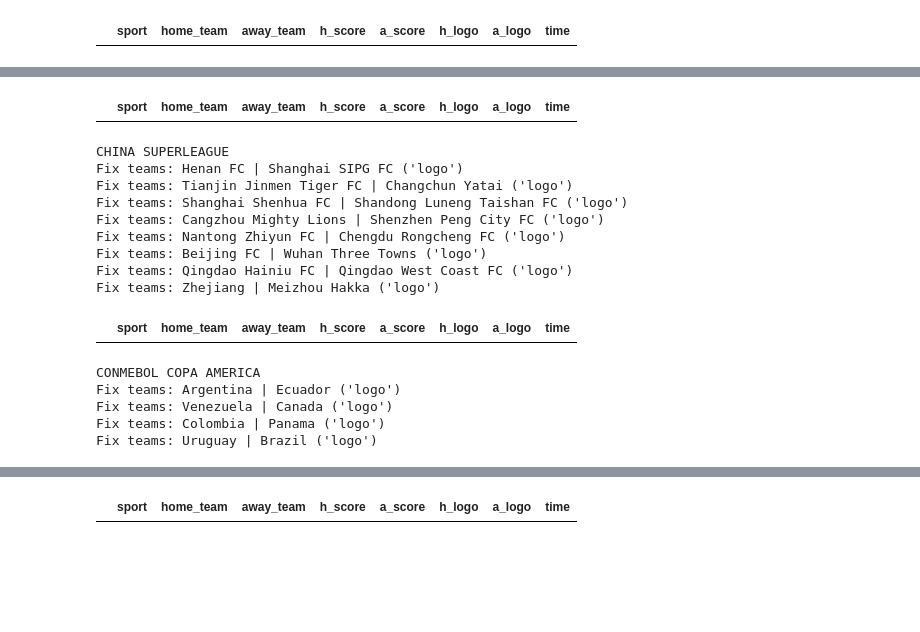
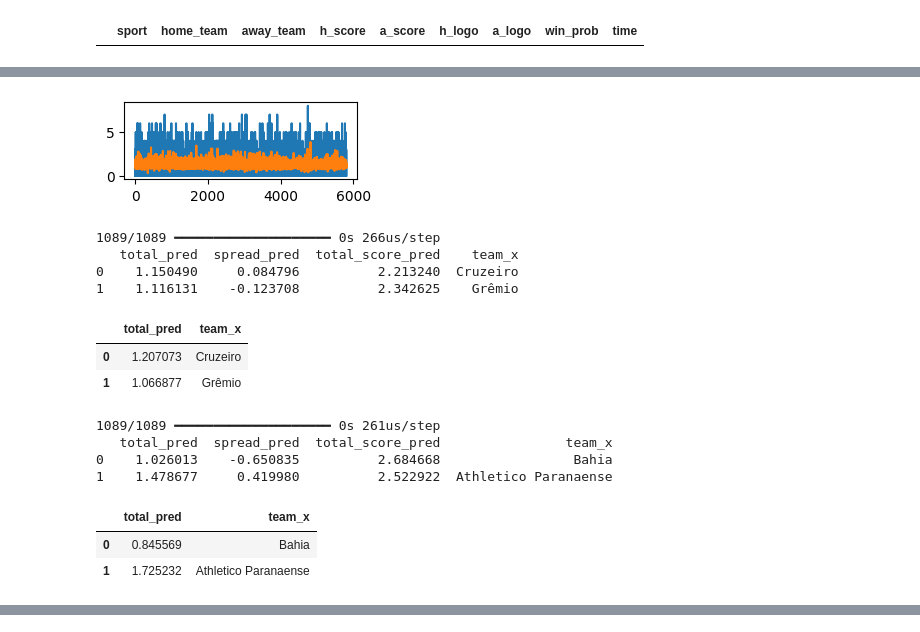
Before and after one commit to trevorscholz1/Portfolio, a Jupyter notebook: daily_lockz/models/soccer_predict.ipynb, the cells around one changed output, grey strips where cells are left out. Drawn from its saved outputs; the diff is of its cells as text; code cells hidden in the pictures; blank space fills up the shorter version.

```diff
--- a/daily_lockz/models/soccer_predict.ipynb
+++ b/daily_lockz/models/soccer_predict.ipynb
@@ -5,7 +29,7 @@ team_codes = {
 # %%
 import warnings
 warnings.filterwarnings('ignore')
-from datetime import date, datetime
+from datetime import date, datetime, timedelta
 from dotenv import load_dotenv
 from IPython.display import display
 import math
@@ -23,6 +47,9 @@ import tensorflow as tf
 from tensorflow.keras import Model
 from tensorflow.keras.callbacks import EarlyStopping
 from tensorflow.keras.layers import Dense, Input
+from sqlalchemy import create_engine
+
+engine = create_engine('postgresql://trevor@localhost:5432/daily_lockz')
 
 SEED = 0
 random.seed(SEED)
@@ -36,6 +63,9 @@ DATE = date.today()
 SIM = int(999e5)
 SPORTS = []
 
+END_DATE = DATE + timedelta(days=3)
+END_DATE = END_DATE.strftime('%Y-%m-%d') + 'T04:00:00Z'
+
 all_sports = requests.get(f"https://api.the-odds-api.com/v4/sports/?apiKey={API_KEY}")
 for item in all_sports.json():
     if 'soccer' in item['key']:
@@ -47,13 +77,19 @@ except:
     pass
 
 for SPORT in SPORTS:
-    simulations = pd.DataFrame(columns=('sport','home_team','away_team','h_score','a_score','h_logo','a_logo','time'))
+    simulations = pd.DataFrame(columns=('sport','home_team','away_team','h_score','a_score','h_logo','a_logo','win_prob','time'))
 
     sport = SPORT.replace('soccer_','').replace('_',' ').upper()
     print(sport)
 
-    response = requests.get(f'https://api.the-odds-api.com/v4/sports/{SPORT}/events?apiKey={API_KEY}')
+    response = requests.get(f'https://api.the-odds-api.com/v4/sports/{SPORT}/events?apiKey={API_KEY}&commenceTimeFrom{DATE}T04:00:00Z&commenceTimeTo={END_DATE}')
     games = response.json()
+    print(f"{len(games)} GAMES")
+
+    if sport == 'BRAZIL CAMPEONATO':
+        team_codes['Botafogo'] = 'Botafogo (RJ)'
+    elif sport == 'BRAZIL SERIE B':
+        team_codes['Botafogo'] = 'Botafogo (SP)'
 
     for game in games:
         if game['home_team'] in team_codes:
@@ -62,7 +98,7 @@ for SPORT in SPORTS:
             game['away_team'] = team_codes[game['away_team']]
 
     for i, game in enumerate(games):
-        df = pd.read_csv('data/soccer_games.csv', index_col=0)
+        df = pd.read_sql('SELECT * FROM soccer_games', engine, index_col='index')
         df = df.sort_values('date').reset_index(drop=True)
         del df['index_opp']
 
@@ -70,10 +106,11 @@ for SPORT in SPORTS:
         away_team = game['away_team']
 
         try:
+            del df['logo_opp']
             home_logo = df[df['team'] == home_team]['logo'].iat[-1]
             away_logo = df[df['team'] == away_team]['logo'].iat[-1]
         except Exception as error:
-            print(f"Fix teams: {home_team} | {away_team} ({error})")
+            print(f"Fix Teams {home_team} | {away_team} ({error})")
             continue
 
         if i == 0:
@@ -101,7 +138,7 @@ for SPORT in SPORTS:
         df['spread_target'] = df['spread_target'].astype(float, errors='ignore')
         df['total_score_target'] = df['total_score_target'].astype(float, errors='ignore')
 
-        removed_columns = ['date','team','team_opp','total_target','spread_target','total_score_target']
+        removed_columns = ['date','team','team_opp','logo','logo_opp','total_target','spread_target','total_score_target']
         selected_columns = df.columns[~df.columns.isin(removed_columns)]
 
         scaler = MinMaxScaler()
@@ -148,7 +185,7 @@ for SPORT in SPORTS:
                         left_on=['team', 'date_next'],
                         right_on=['team_opp_next', 'date_next'])
 
-        removed_columns = list(full.columns[full.dtypes == 'object']) + removed_columns
+        removed_columns = list(full.columns[full.dtypes != 'float']) + removed_columns
         selected_columns = full.columns[~full.columns.isin(removed_columns)]
 
         if i == 0:
@@ -177,6 +214,7 @@ for SPORT in SPORTS:
                 y_train_total, y_test_total = y_total[train_index], y_total[test_index]
                 y_train_spread, y_test_spread = y_spread[train_index], y_spread[test_index]
                 y_train_total_score, y_test_total_score = y_total_score[train_index], y_total_score[test_index]
+
                 model.fit(X_train,
                         {'total_output': y_train_total, 'spread_output': y_train_spread, 'total_score_output': y_train_total_score},
                         epochs=125,
@@ -232,8 +270,13 @@ for SPORT in SPORTS:
         win_team = scores['team_x'].iloc[win]
         lose_team = scores['team_x'].iloc[lose]
 
-        win_score = np.mean(np.random.poisson(win_mean, SIM))
-        lose_score = np.mean(np.random.poisson(lose_mean, SIM))
+        win_mean = np.random.poisson(win_mean, SIM)
+        lose_mean = np.random.poisson(lose_mean, SIM)
+
+        win_score = np.mean(win_mean)
+        lose_score = np.mean(lose_mean)
+
+        win_prob = np.mean(win_mean > lose_mean) + (np.mean(win_mean == lose_mean) / 2)
 
         scores['total_pred'].iloc[win] = win_score
         scores['total_pred'].iloc[lose] = lose_score
@@ -244,6 +287,7 @@ for SPORT in SPORTS:
         eastern_time = time.astimezone(eastern).strftime('%m/%d/%Y %I:%M%p')
 
         simulations.at[i, 'sport'] = sport
+        simulations.at[i, 'win_prob'] = round(win_prob * 100, 2)
 
         simulations.at[i, 'home_team'] = home_team
         simulations.at[i, 'away_team'] = away_team
@@ -252,11 +296,11 @@ for SPORT in SPORTS:
         simulations.at[i, 'time'] = eastern_time
 
         if win_team == home_team:
-            simulations.at[i, 'h_score'] = win_mean
-            simulations.at[i, 'a_score'] = lose_mean
+            simulations.at[i, 'h_score'] = win_score
+            simulations.at[i, 'a_score'] = lose_score
         else:
-            simulations.at[i, 'a_score'] = win_mean
-            simulations.at[i, 'h_score'] = lose_mean
+            simulations.at[i, 'a_score'] = win_score
+            simulations.at[i, 'h_score'] = lose_score
 
     simulations = simulations.sort_values(by=['time', 'home_team']).reset_index(drop=True)
     display(simulations)
@@ -297 +321 @@ Fix teams: Botafogo | Atletico Mineiro ('logo')
-|  | sport | home_team | away_team | h_score | a_score | h_logo | a_logo | time |
+|  | sport | home_team | away_team | h_score | a_score | h_logo | a_logo | win_prob | time |
@@ -309,16 +327,15 @@ Fix teams: Mirassol | Clube de Regatas Brasil ('logo')
+[figure, added]
+1089/1089 ━━━━━━━━━━━━━━━━━━━━ 0s 266us/step
+   total_pred  spread_pred  total_score_pred    team_x
+0    1.150490     0.084796          2.213240  Cruzeiro
+1    1.116131    -0.123708          2.342625    Grêmio
-|  | sport | home_team | away_team | h_score | a_score | h_logo | a_logo | time |
+|  | total_pred | team_x |
+| 0 | 1.207073 | Cruzeiro |
+| 1 | 1.066877 | Grêmio |
-CHINA SUPERLEAGUE
-Fix teams: Henan FC | Shanghai SIPG FC ('logo')
-Fix teams: Tianjin Jinmen Tiger FC | Changchun Yatai ('logo')
-Fix teams: Shanghai Shenhua FC | Shandong Luneng Taishan FC ('logo')
-Fix teams: Cangzhou Mighty Lions | Shenzhen Peng City FC ('logo')
-Fix teams: Nantong Zhiyun FC | Chengdu Rongcheng FC ('logo')
-Fix teams: Beijing FC | Wuhan Three Towns ('logo')
-Fix teams: Qingdao Hainiu FC | Qingdao West Coast FC ('logo')
-Fix teams: Zhejiang | Meizhou Hakka ('logo')
+1089/1089 ━━━━━━━━━━━━━━━━━━━━ 0s 261us/step
+   total_pred  spread_pred  total_score_pred                team_x
+0    1.026013    -0.650835          2.684668                 Bahia
+1    1.478677     0.419980          2.522922  Athletico Paranaense
-|  | sport | home_team | away_team | h_score | a_score | h_logo | a_logo | time |
+|  | total_pred | team_x |
+| 0 | 0.845569 | Bahia |
+| 1 | 1.725232 | Athletico Paranaense |
-CONMEBOL COPA AMERICA
-Fix teams: Argentina | Ecuador ('logo')
-Fix teams: Venezuela | Canada ('logo')
-Fix teams: Colombia | Panama ('logo')
-Fix teams: Uruguay | Brazil ('logo')
@@ -337 +348,0 @@ Fix teams: Flamengo-RJ | Club Bolívar ('logo')
-|  | sport | home_team | away_team | h_score | a_score | h_logo | a_logo | time |
```
Also changed, not shown: parts of 3 cells of this notebook, 3 other files.
